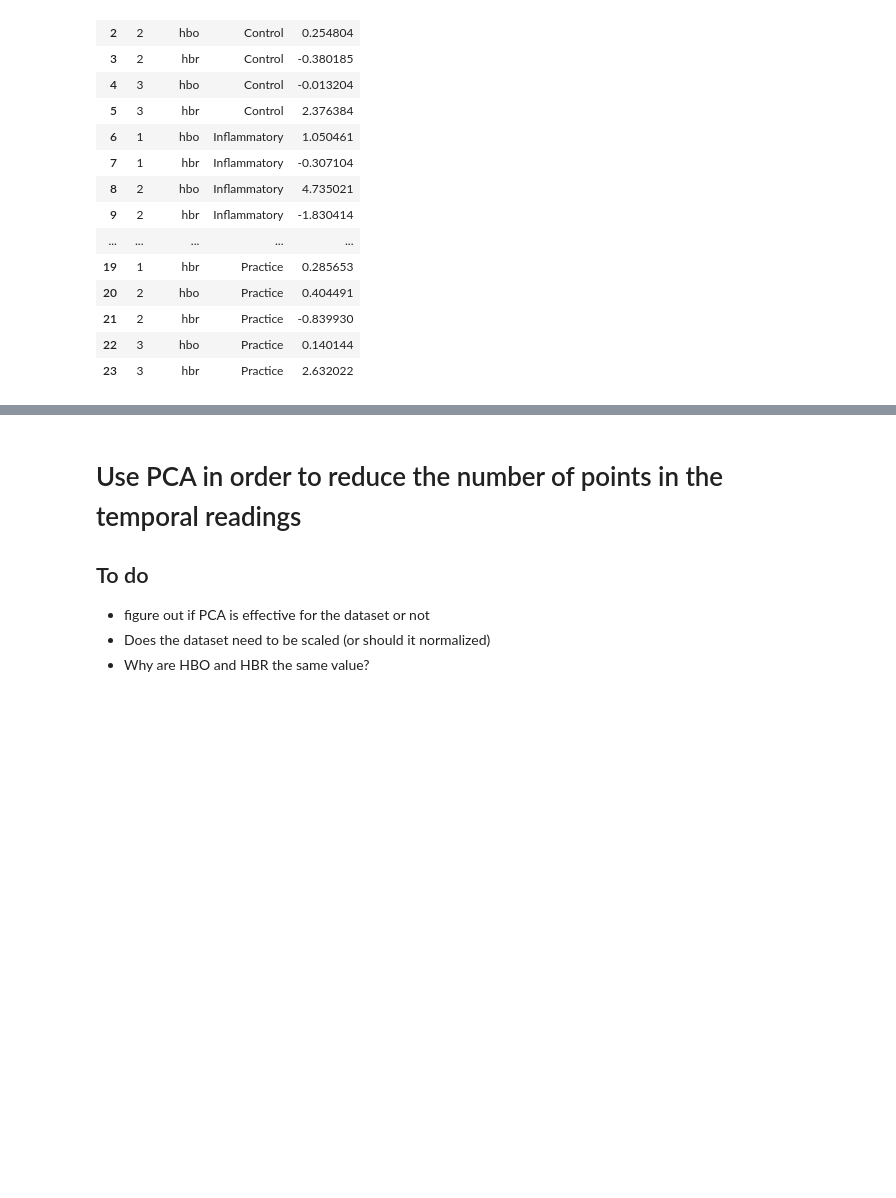
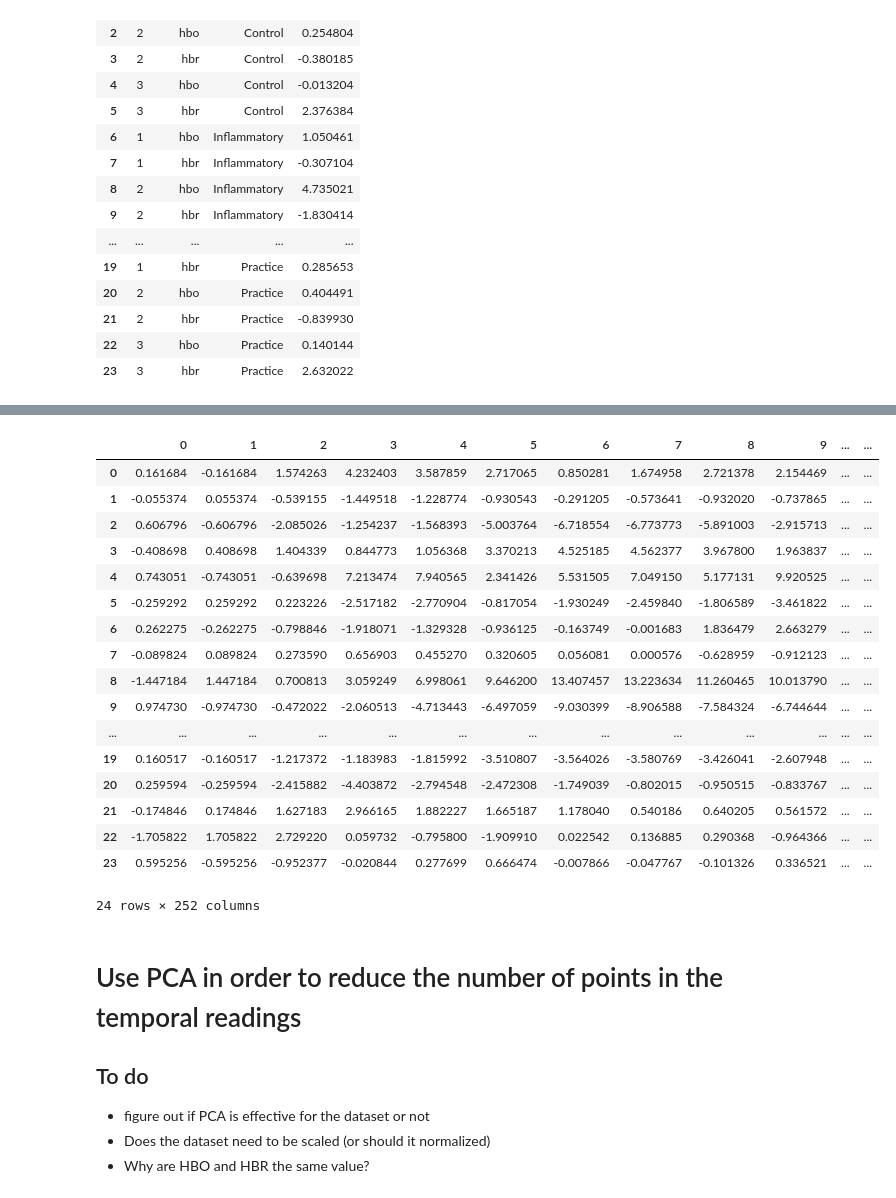
Before and after one commit to nolanrbrady/fNIRs-data-pipeline, a Jupyter notebook: python/Chatbot-python-pipeline.ipynb, the cells around one changed output, grey strips where cells are left out. Drawn from its saved outputs; the diff is of its cells as text; code cells hidden in the pictures; blank space fills up the shorter version.

```diff
--- a/python/Chatbot-python-pipeline.ipynb
+++ b/python/Chatbot-python-pipeline.ipynb
@@ -211,11 +218,28 @@ temporal_measurements.shape
 # %%
-# columns = []
-# for i in range(len(temporal_measurements)):
-#     print(i)
-#     columns.append(f'Column-{i}')
+# Create a df of all the temporal samples to run PCA on instead of taking the average
+# You can use .transpose() to rotate the table.
 
-# measurements_df = pd.DataFrame(temporal_measurements, columns=columns)
-# measurements_df
+measurements_df = pd.DataFrame(temporal_measurements)
+measurements_df
+# %% [output]
+|  | 0 | 1 | 2 | 3 | 4 | 5 | 6 | 7 | 8 | 9 | ... | ... |
+| 0 | 0.161684 | -0.161684 | 1.574263 | 4.232403 | 3.587859 | 2.717065 | 0.850281 | 1.674958 | 2.721378 | 2.154469 | ... | ... |
+| 1 | -0.055374 | 0.055374 | -0.539155 | -1.449518 | -1.228774 | -0.930543 | -0.291205 | -0.573641 | -0.932020 | -0.737865 | ... | ... |
+| 2 | 0.606796 | -0.606796 | -2.085026 | -1.254237 | -1.568393 | -5.003764 | -6.718554 | -6.773773 | -5.891003 | -2.915713 | ... | ... |
+| 3 | -0.408698 | 0.408698 | 1.404339 | 0.844773 | 1.056368 | 3.370213 | 4.525185 | 4.562377 | 3.967800 | 1.963837 | ... | ... |
+| 4 | 0.743051 | -0.743051 | -0.639698 | 7.213474 | 7.940565 | 2.341426 | 5.531505 | 7.049150 | 5.177131 | 9.920525 | ... | ... |
+| 5 | -0.259292 | 0.259292 | 0.223226 | -2.517182 | -2.770904 | -0.817054 | -1.930249 | -2.459840 | -1.806589 | -3.461822 | ... | ... |
+| 6 | 0.262275 | -0.262275 | -0.798846 | -1.918071 | -1.329328 | -0.936125 | -0.163749 | -0.001683 | 1.836479 | 2.663279 | ... | ... |
+| 7 | -0.089824 | 0.089824 | 0.273590 | 0.656903 | 0.455270 | 0.320605 | 0.056081 | 0.000576 | -0.628959 | -0.912123 | ... | ... |
+| 8 | -1.447184 | 1.447184 | 0.700813 | 3.059249 | 6.998061 | 9.646200 | 13.407457 | 13.223634 | 11.260465 | 10.013790 | ... | ... |
+| 9 | 0.974730 | -0.974730 | -0.472022 | -2.060513 | -4.713443 | -6.497059 | -9.030399 | -8.906588 | -7.584324 | -6.744644 | ... | ... |
+| ... | ... | ... | ... | ... | ... | ... | ... | ... | ... | ... | ... | ... |
+| 19 | 0.160517 | -0.160517 | -1.217372 | -1.183983 | -1.815992 | -3.510807 | -3.564026 | -3.580769 | -3.426041 | -2.607948 | ... | ... |
+| 20 | 0.259594 | -0.259594 | -2.415882 | -4.403872 | -2.794548 | -2.472308 | -1.749039 | -0.802015 | -0.950515 | -0.833767 | ... | ... |
+| 21 | -0.174846 | 0.174846 | 1.627183 | 2.966165 | 1.882227 | 1.665187 | 1.178040 | 0.540186 | 0.640205 | 0.561572 | ... | ... |
+| 22 | -1.705822 | 1.705822 | 2.729220 | 0.059732 | -0.795800 | -1.909910 | 0.022542 | 0.136885 | 0.290368 | -0.964366 | ... | ... |
+| 23 | 0.595256 | -0.595256 | -0.952377 | -0.020844 | 0.277699 | 0.666474 | -0.007866 | -0.047767 | -0.101326 | 0.336521 | ... | ... |
+24 rows × 252 columns
 # %% [markdown]
 # Use PCA in order to reduce the number of points in the temporal readings
 
```
Also changed, not shown: parts of 8 cells of this notebook.
